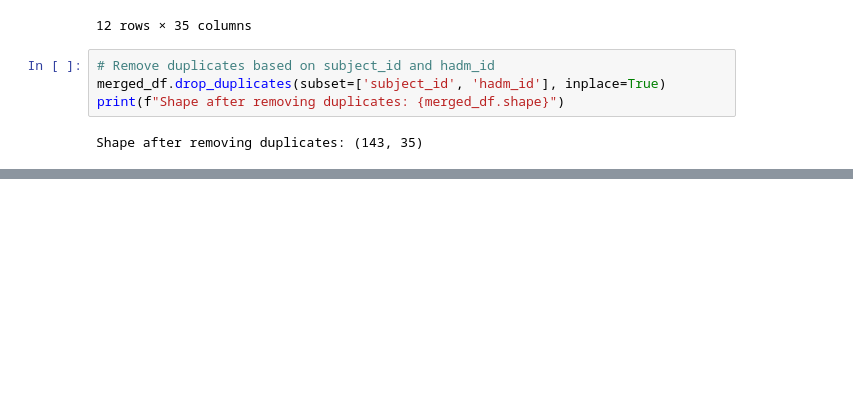
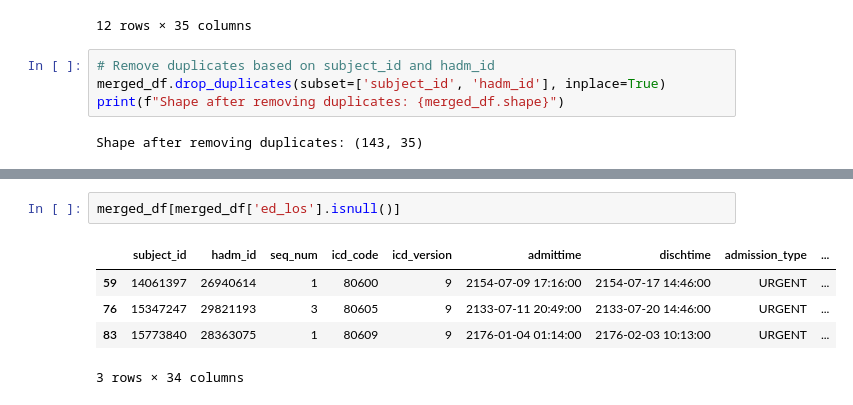
Before and after one commit to Jibu24/Predicting-ICU-LOS, a Jupyter notebook: notebooks/Data_exploration.ipynb, the cells around one changed output, grey strips where cells are left out. Cells and saved outputs as stored; diff of their text form; blank space fills up the shorter version.

```diff
--- a/notebooks/Data_exploration.ipynb
+++ b/notebooks/Data_exploration.ipynb
@@ -219,0 +347,8 @@ Shape after removing duplicates: (143, 35)
+# %%
+merged_df[merged_df['ed_los'].isnull()]
+# %% [output]
+|  | subject_id | hadm_id | seq_num | icd_code | icd_version | admittime | dischtime | admission_type | ... |
+| 59 | 14061397 | 26940614 | 1 | 80600 | 9 | 2154-07-09 17:16:00 | 2154-07-17 14:46:00 | URGENT | ... |
+| 76 | 15347247 | 29821193 | 3 | 80605 | 9 | 2133-07-11 20:49:00 | 2133-07-20 14:46:00 | URGENT | ... |
+| 83 | 15773840 | 28363075 | 1 | 80609 | 9 | 2176-01-04 01:14:00 | 2176-02-03 10:13:00 | URGENT | ... |
+3 rows × 34 columns
```
Also changed, not shown: parts of 18 cells of this notebook.
